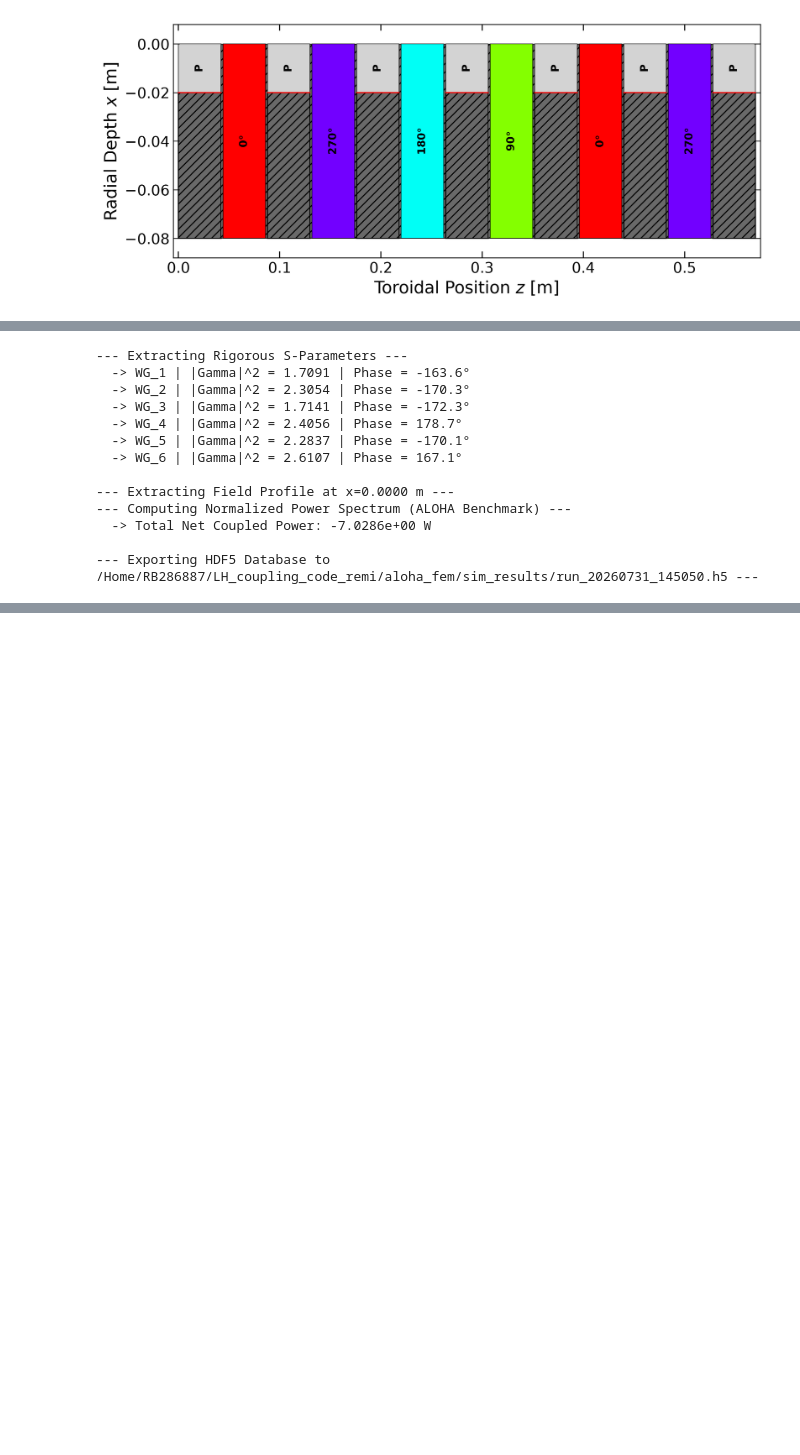
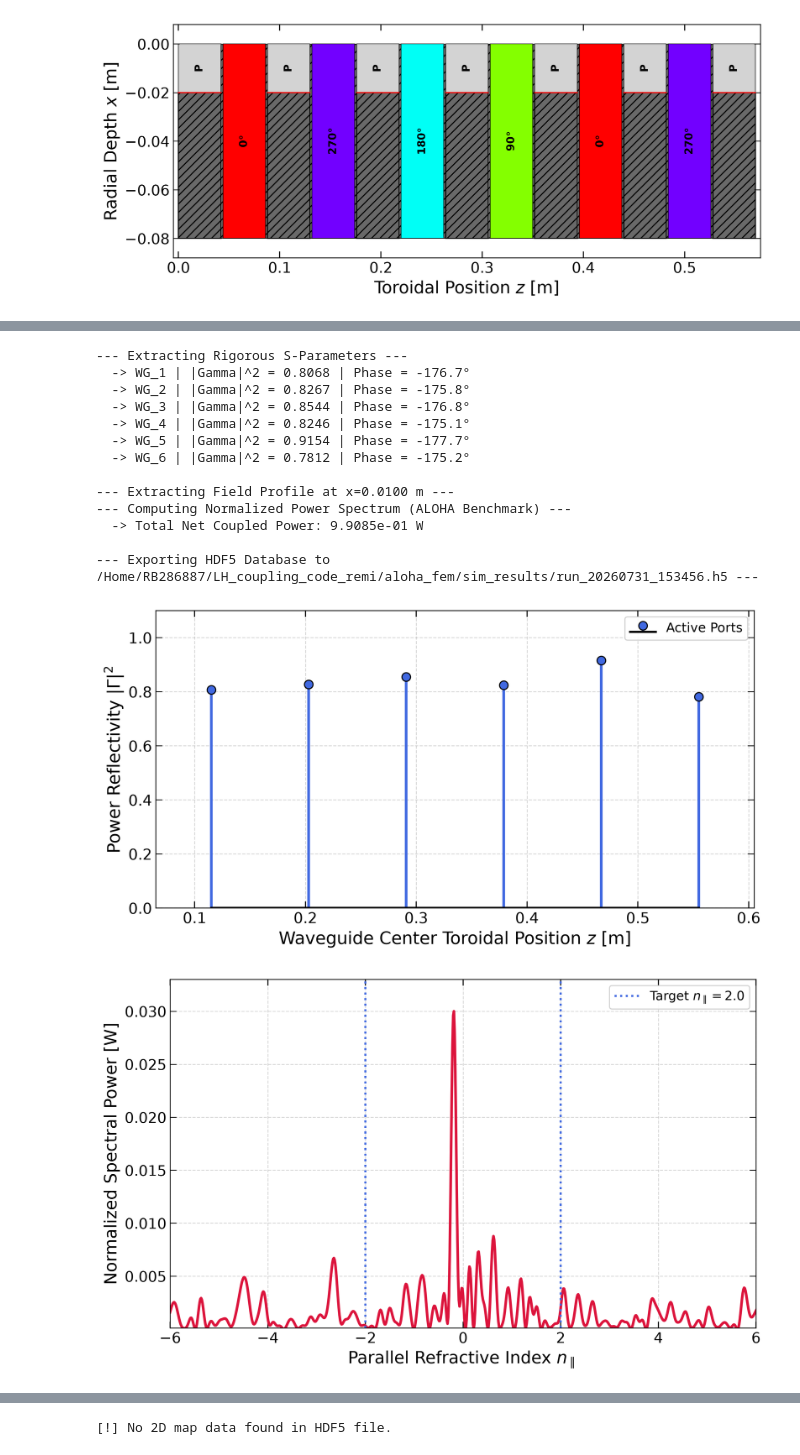
Before and after one commit to RemiBellon/LH_coupling_code_remi, a Jupyter notebook: aloha_fem/main_jupyter.ipynb, the cells around one changed output, grey strips where cells are left out. Saved outputs shown, nothing was run; the diff lists cells and outputs as text; code cells hidden in the pictures; blank space fills up the shorter version.

Commit message:
New code architecture: plot in progress

```diff
--- a/aloha_fem/main_jupyter.ipynb
+++ b/aloha_fem/main_jupyter.ipynb
@@ -57,29 +58,42 @@ admittance computed,
 Solving End
 # %%
 from core.diagnostics import DiagnosticManager
+
 diag = DiagnosticManager(solver, output_dir="/Home/RB286887/LH_coupling_code_remi/aloha_fem/sim_results")
 gamma_dict = diag.extract_s_parameters()
-field_data = diag.extract_toroidal_field_profile(x_target=0.0)
+field_data = diag.extract_toroidal_field_profile(x_target=0.01)
 n_para, dP_dn = diag.compute_power_spectrum(field_data, gamma_dict)
 
 diag.export_hdf5_database(
     custom_prefix="run",
     save_data=True,
     gamma_dict=gamma_dict,
     field_data=field_data,
     spectrum_data=(n_para, dP_dn)
 )
+from postprocessing.data_reader import SimulationData
+from postprocessing.plot_curves import plot_s_parameters, plot_power_spectrum, plot_aperture_field_amplitude
+
+sim_data = SimulationData("sim_results/run_20260731_153350.h5")
+plot_s_parameters(sim_data, save_dir="sim_results")
+plot_power_spectrum(sim_data, save_dir="sim_results")
+plot_aperture_field_amplitude(sim_data, component="Ez", save_dir="sim_results")
+
+from postprocessing.plot_maps import plot_2D_wave_map
+plot_2D_wave_map(sim_data, component='Ez', value_type='real', save_dir="sim_results")
 # %% [output]
 --- Extracting Rigorous S-Parameters ---
-  -> WG_1 | |Gamma|^2 = 1.7091 | Phase = -163.6°
-  -> WG_2 | |Gamma|^2 = 2.3054 | Phase = -170.3°
-  -> WG_3 | |Gamma|^2 = 1.7141 | Phase = -172.3°
-  -> WG_4 | |Gamma|^2 = 2.4056 | Phase = 178.7°
-  -> WG_5 | |Gamma|^2 = 2.2837 | Phase = -170.1°
-  -> WG_6 | |Gamma|^2 = 2.6107 | Phase = 167.1°
+  -> WG_1 | |Gamma|^2 = 0.8068 | Phase = -176.7°
+  -> WG_2 | |Gamma|^2 = 0.8267 | Phase = -175.8°
+  -> WG_3 | |Gamma|^2 = 0.8544 | Phase = -176.8°
+  -> WG_4 | |Gamma|^2 = 0.8246 | Phase = -175.1°
+  -> WG_5 | |Gamma|^2 = 0.9154 | Phase = -177.7°
+  -> WG_6 | |Gamma|^2 = 0.7812 | Phase = -175.2°
 
---- Extracting Field Profile at x=0.0000 m ---
+--- Extracting Field Profile at x=0.0100 m ---
 --- Computing Normalized Power Spectrum (ALOHA Benchmark) ---
-  -> Total Net Coupled Power: -7.0286e+00 W
+  -> Total Net Coupled Power: 9.9085e-01 W
 
---- Exporting HDF5 Database to /Home/RB286887/LH_coupling_code_remi/aloha_fem/sim_results/run_20260731_145050.h5 ---
+--- Exporting HDF5 Database to /Home/RB286887/LH_coupling_code_remi/aloha_fem/sim_results/run_20260731_153456.h5 ---
+[figure, added]
+[figure, added]
@@ -85,0 +101 @@ diag.export_hdf5_database(
+[!] No 2D map data found in HDF5 file.
```
Also changed, not shown: parts of 6 cells of this notebook, 13 other files.
